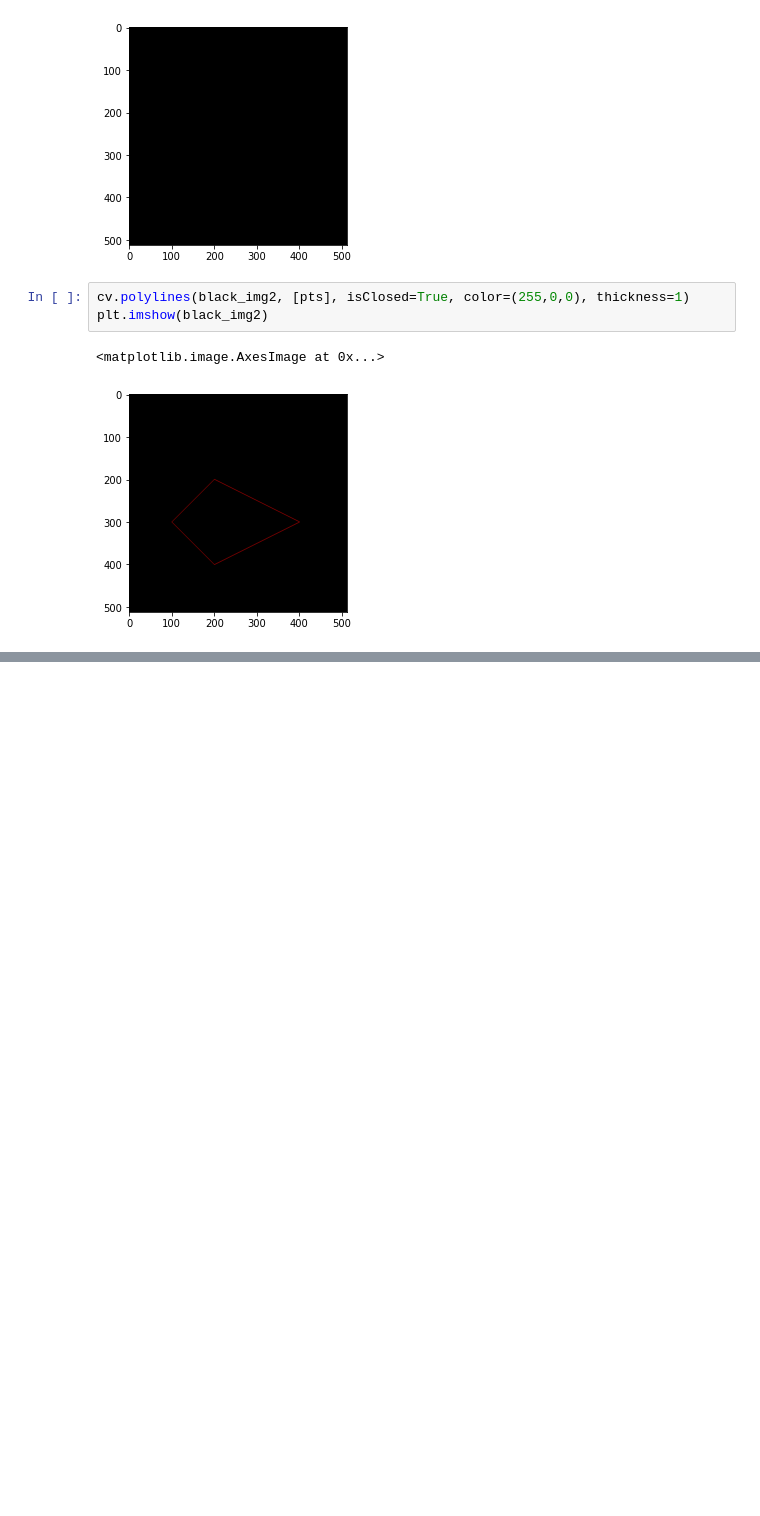
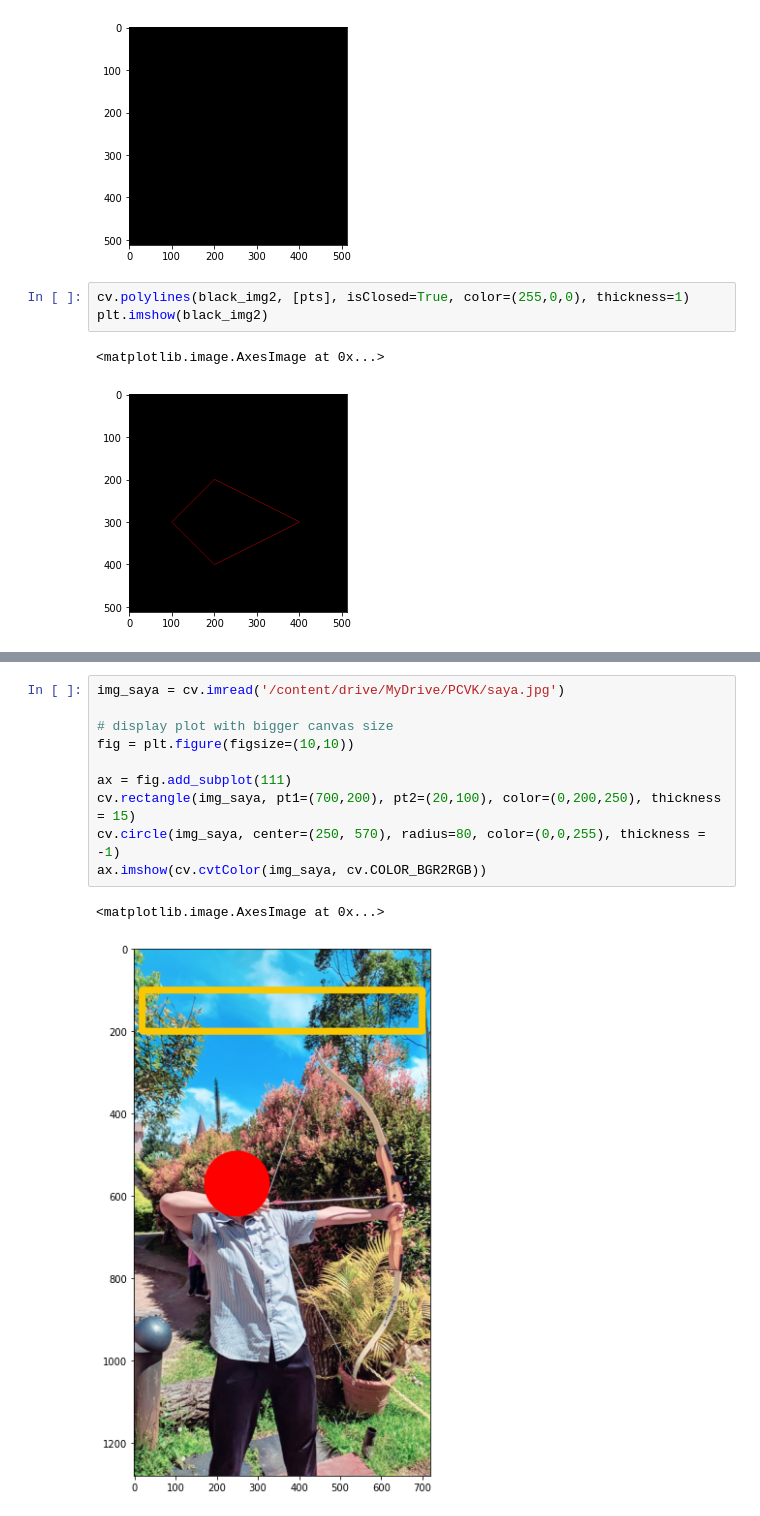
Before and after one commit to ilhamAdhim/PCVK_20_21, a Jupyter notebook: Week2.ipynb, the cells around one changed output, grey strips where cells are left out. Cells and saved outputs as stored; diff of their text form; blank space fills up the shorter version.

```diff
--- a/Week2.ipynb
+++ b/Week2.ipynb
@@ -126,0 +157,13 @@ img5 = img
+# %%
+img_saya = cv.imread('/content/drive/MyDrive/PCVK/saya.jpg')
+
+# display plot with bigger canvas size
+fig = plt.figure(figsize=(10,10))
+
+ax = fig.add_subplot(111)
+cv.rectangle(img_saya, pt1=(700,200), pt2=(20,100), color=(0,200,250), thickness = 15)
+cv.circle(img_saya, center=(250, 570), radius=80, color=(0,0,255), thickness = -1)
+ax.imshow(cv.cvtColor(img_saya, cv.COLOR_BGR2RGB))
+# %% [output]
+<matplotlib.image.AxesImage at 0x...>
+[figure, added]
```
Also changed, not shown: parts of 7 cells of this notebook.
